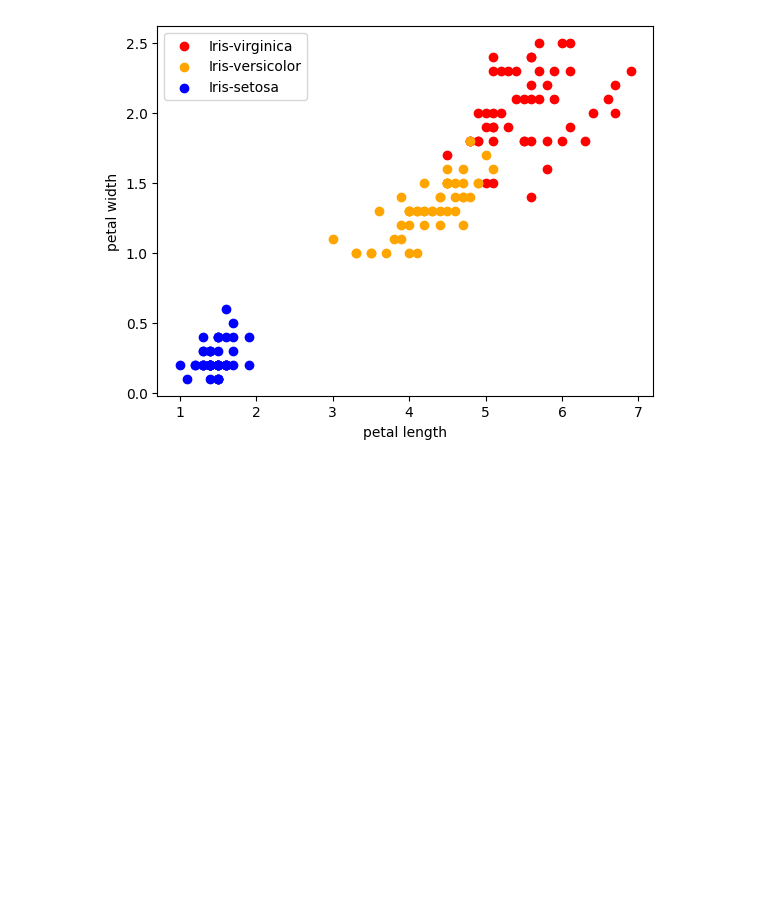
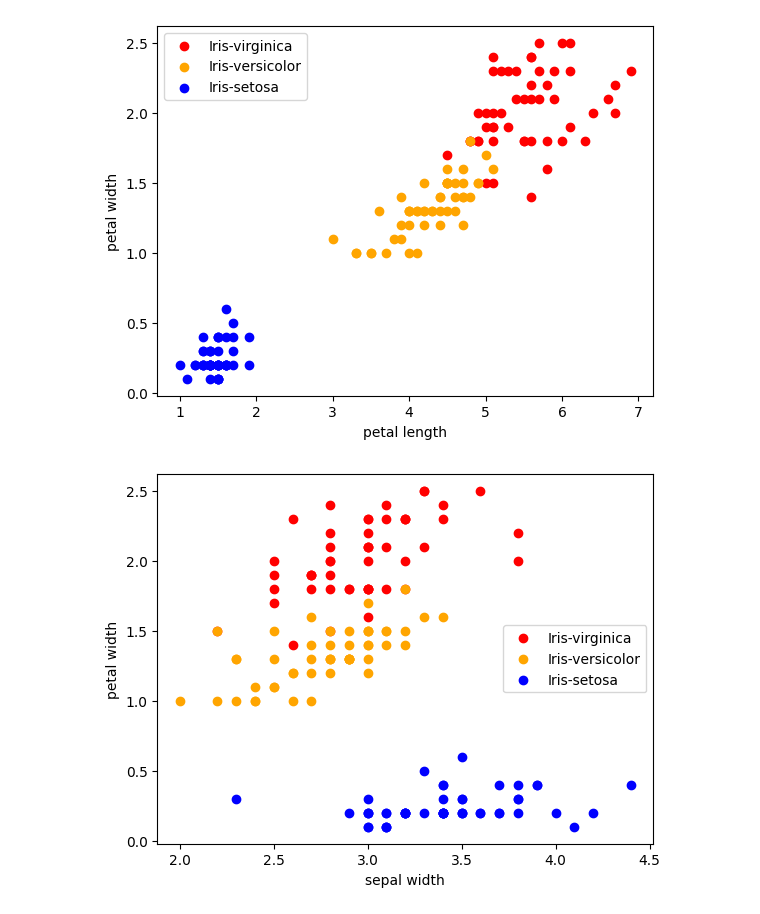
Before and after one commit to bindushahi/CODSOFT-IRIS-FLOWER-CLASSIFICATION, a Jupyter notebook: Iris_Flower_Prediction.ipynb, the cells around one changed output. Cells and saved outputs as stored; diff of their text form; code cells hidden in the pictures; blank space fills up the shorter version.

Commit message:
visualize for sepal and petal length and sepal width and petal width

```diff
--- a/Iris_Flower_Prediction.ipynb
+++ b/Iris_Flower_Prediction.ipynb
@@ -228,3 +209,13 @@ plt.legend()
 # %% [output]
 <matplotlib.legend.Legend at 0x...>
 [figure]
+# %%
+for i in range(3):
+    x=df[df['species']==species[i]]
+    plt.scatter(x['sepal_width'],x['petal_width'],c=colors[i],label=species[i])
+
+    plt.xlabel("sepal width")
+    plt.ylabel("petal width")
+    plt.legend()
+# %% [output]
+[figure, added]
```
Also changed, not shown: parts of 6 cells of this notebook.
